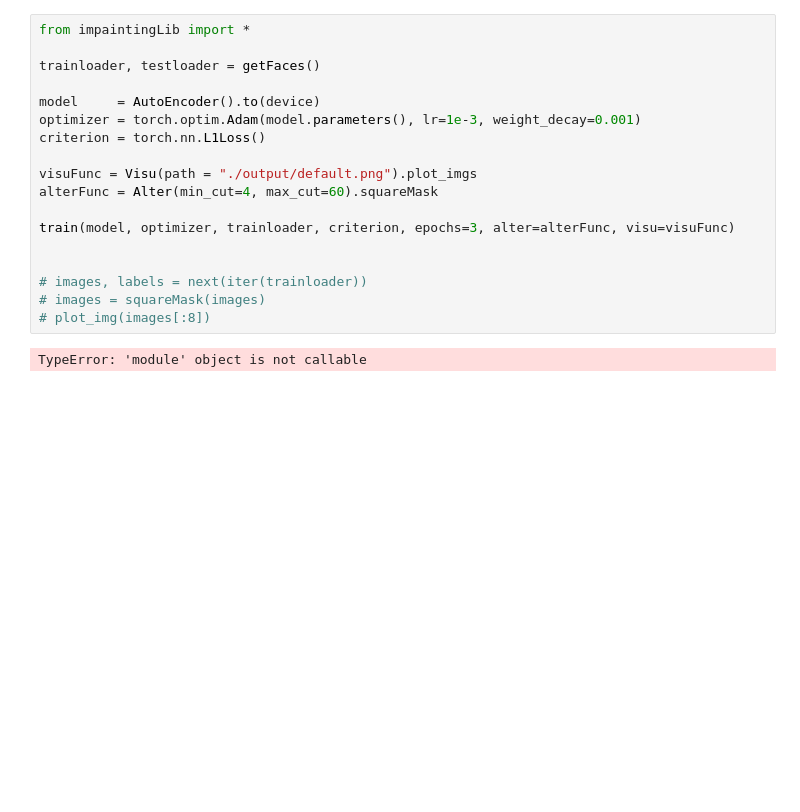
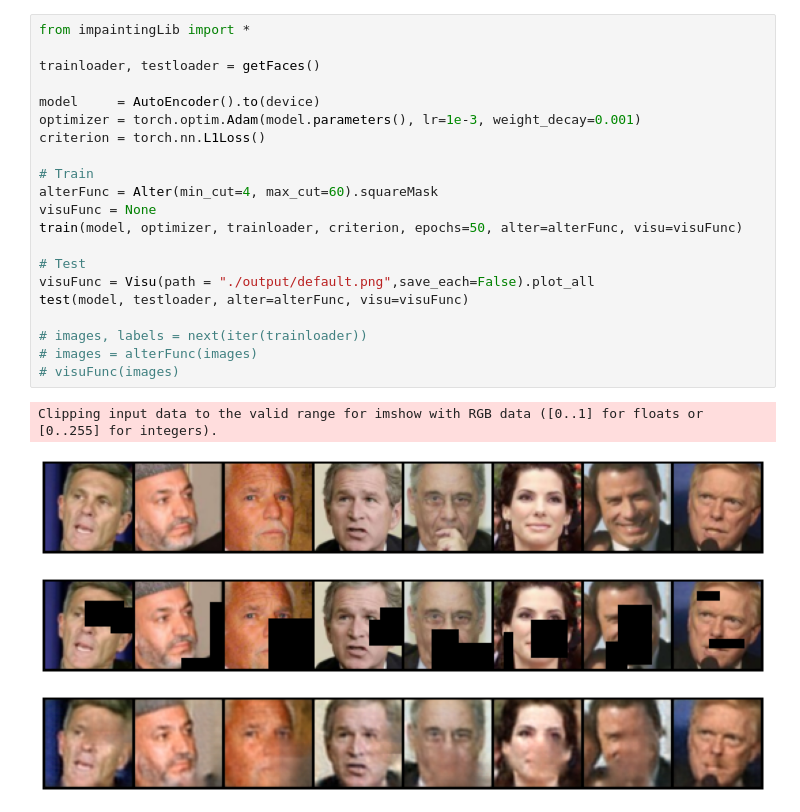
Before and after one commit to Eva427/CICR-Impainting, a Jupyter notebook: impainting.ipynb, the cells around one changed output. Cells and saved outputs as stored; diff of their text form; blank space fills up the shorter version.

```diff
--- a/impainting.ipynb
+++ b/impainting.ipynb
@@ -1,20 +1,26 @@
 # %%
 from impaintingLib import *
 
 trainloader, testloader = getFaces()
 
 model     = AutoEncoder().to(device)
 optimizer = torch.optim.Adam(model.parameters(), lr=1e-3, weight_decay=0.001)
 criterion = torch.nn.L1Loss()
 
-visuFunc = Visu(path = "./output/default.png").plot_imgs
+# Train
 alterFunc = Alter(min_cut=4, max_cut=60).squareMask
+visuFunc = None
+train(model, optimizer, trainloader, criterion, epochs=50, alter=alterFunc, visu=visuFunc)
 
-train(model, optimizer, trainloader, criterion, epochs=3, alter=alterFunc, visu=visuFunc)
+# Test
+visuFunc = Visu(path = "./output/default.png",save_each=False).plot_all
+test(model, testloader, alter=alterFunc, visu=visuFunc)
 
-
-# images, labels = next(iter(trainloader))
-# images = squareMask(images)
-# plot_img(images[:8])
+# images, labels = next(iter(trainloader))
+# images = alterFunc(images)
+# visuFunc(images)
 # %% [output]
-TypeError: 'module' object is not callable
+Clipping input data to the valid range for imshow with RGB data ([0..1] for floats or [0..255] for integers).
+[figure, added]
+[figure, added]
+[figure, added]
```
Also changed, not shown: 5 other files.
